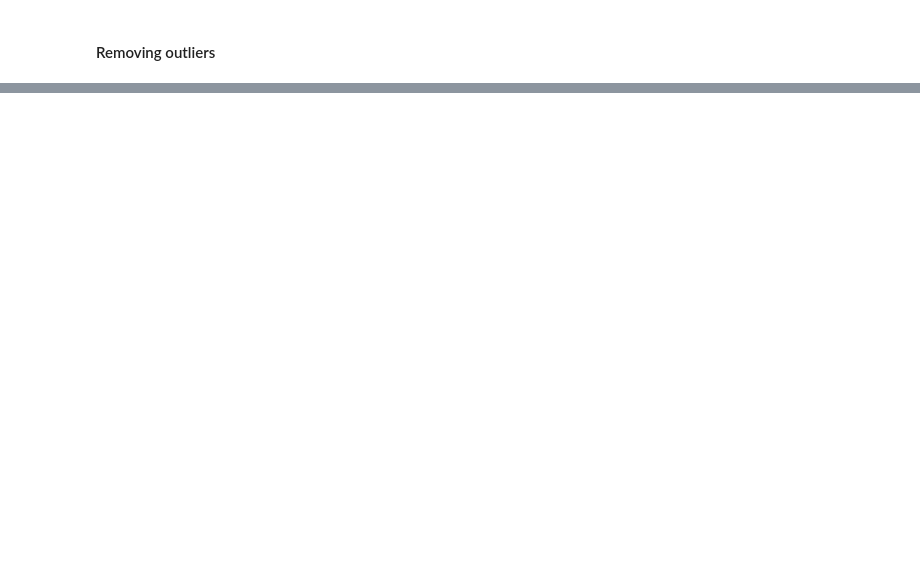
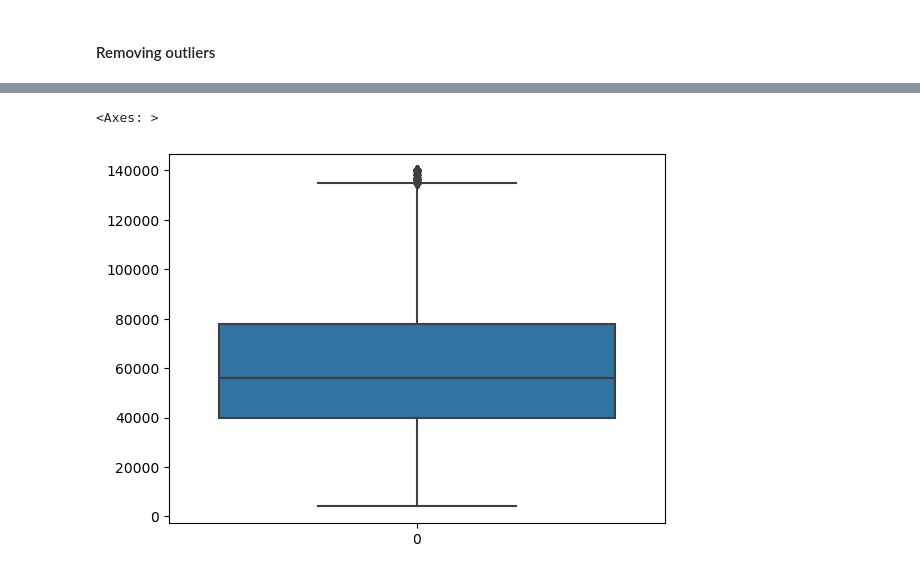
Before and after one commit to gopinathghub/LendingClubCaseStudy, a Jupyter notebook: Gopinath_Moganasundaram.ipynb, the cells around one changed output, grey strips where cells are left out. Drawn from its saved outputs; the diff is of its cells as text; code cells hidden in the pictures; blank space fills up the shorter version.

```diff
--- a/Gopinath_Moganasundaram.ipynb
+++ b/Gopinath_Moganasundaram.ipynb
@@ -450,0 +233,7 @@ sns.catplot(x = 'term', y = 'loan_amnt', data = loan_data,hue = 'loan_status', k
+# %%
+# Removing outliers beyond 95 percentile
+loan_df = loan_df[loan_df.annual_inc <= loan_df['annual_inc'].quantile(0.95)]
+sb.boxplot(loan_df['annual_inc'])
+# %% [output]
+<Axes: >
+[figure, added]
```
Also changed, not shown: parts of 78 cells of this notebook.
